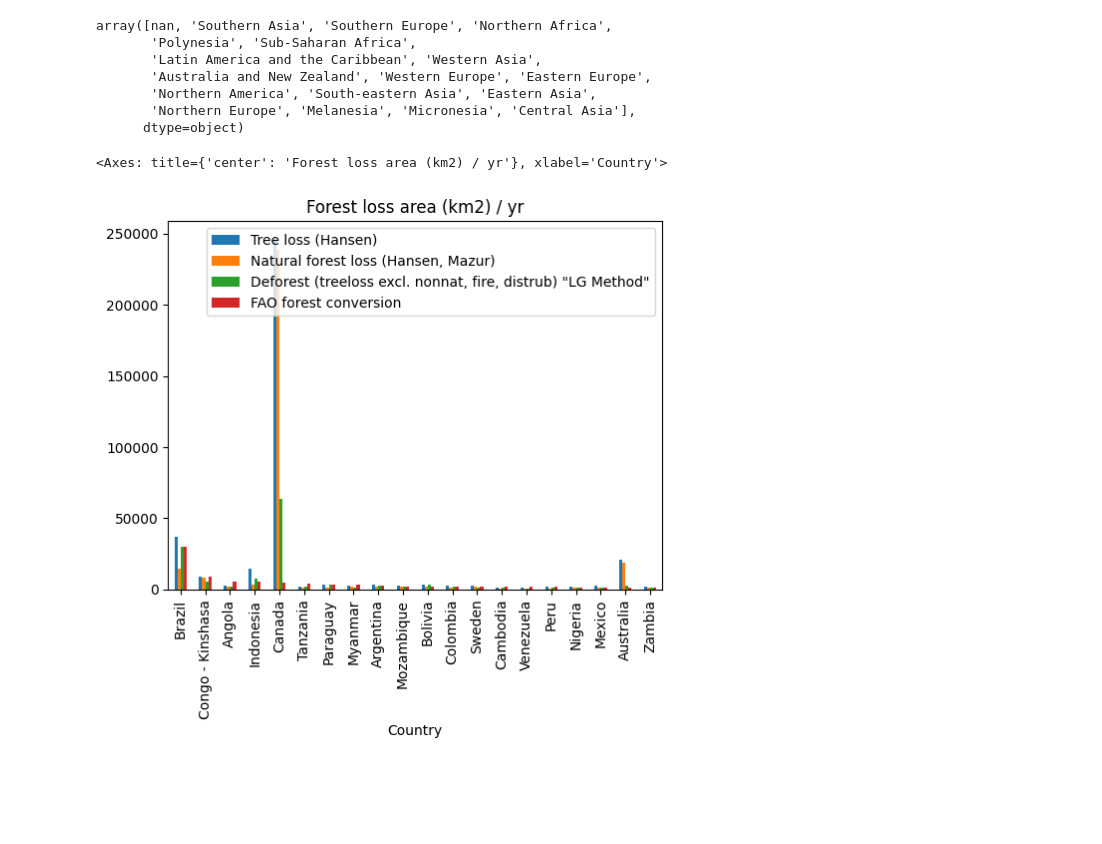
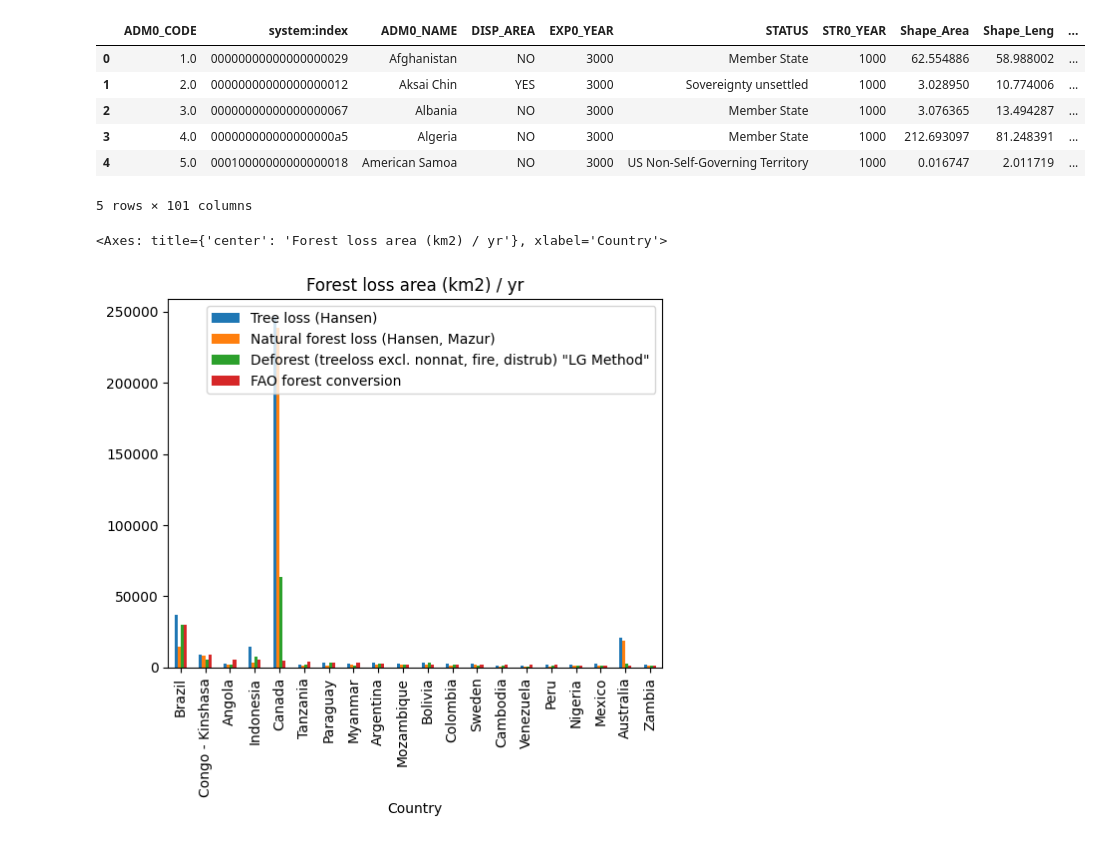
Before and after one commit to Vizzuality/lg-landscape-indicators-processing, a Jupyter notebook: notebooks/_04_validation_charts.ipynb, the cells around one changed output. Drawn from its saved outputs; the diff is of its cells as text; code cells hidden in the pictures; blank space fills up the shorter version.

```diff
--- a/notebooks/country_comparison_charts.ipynb
+++ b/notebooks/_04_validation_charts.ipynb
@@ -200,13 +9,14 @@ Index(['system:index', 'ADM0_NAME', 'DISP_AREA', 'EXP0_YEAR', 'STATUS',
-# %%
-c.region.unique()
-# %% [output]
-array([nan, 'Southern Asia', 'Southern Europe', 'Northern Africa',
-       'Polynesia', 'Sub-Saharan Africa',
-       'Latin America and the Caribbean', 'Western Asia',
-       'Australia and New Zealand', 'Western Europe', 'Eastern Europe',
-       'Northern America', 'South-eastern Asia', 'Eastern Asia',
-       'Northern Europe', 'Melanesia', 'Micronesia', 'Central Asia'],
-      dtype=object)
+# %%
+all_stats = pd.read_csv("../data/processed/all_country_stats.csv")
+all_stats.head()
+# %% [output]
+|  | ADM0_CODE | system:index | ADM0_NAME | DISP_AREA | EXP0_YEAR | STATUS | STR0_YEAR | Shape_Area | Shape_Leng | ... |
+| 0 | 1.0 | 00000000000000000029 | Afghanistan | NO | 3000 | Member State | 1000 | 62.554886 | 58.988002 | ... |
+| 1 | 2.0 | 00000000000000000012 | Aksai Chin | YES | 3000 | Sovereignty unsettled | 1000 | 3.028950 | 10.774006 | ... |
+| 2 | 3.0 | 00000000000000000067 | Albania | NO | 3000 | Member State | 1000 | 3.076365 | 13.494287 | ... |
+| 3 | 4.0 | 000000000000000000a5 | Algeria | NO | 3000 | Member State | 1000 | 212.693097 | 81.248391 | ... |
+| 4 | 5.0 | 00010000000000000018 | American Samoa | NO | 3000 | US Non-Self-Governing Territory | 1000 | 0.016747 | 2.011719 | ... |
+5 rows × 101 columns
 # %%
 # Comparison of deforestation definitions
 N = 20
```
Also changed, not shown: parts of 8 cells of this notebook, 10 other files.
